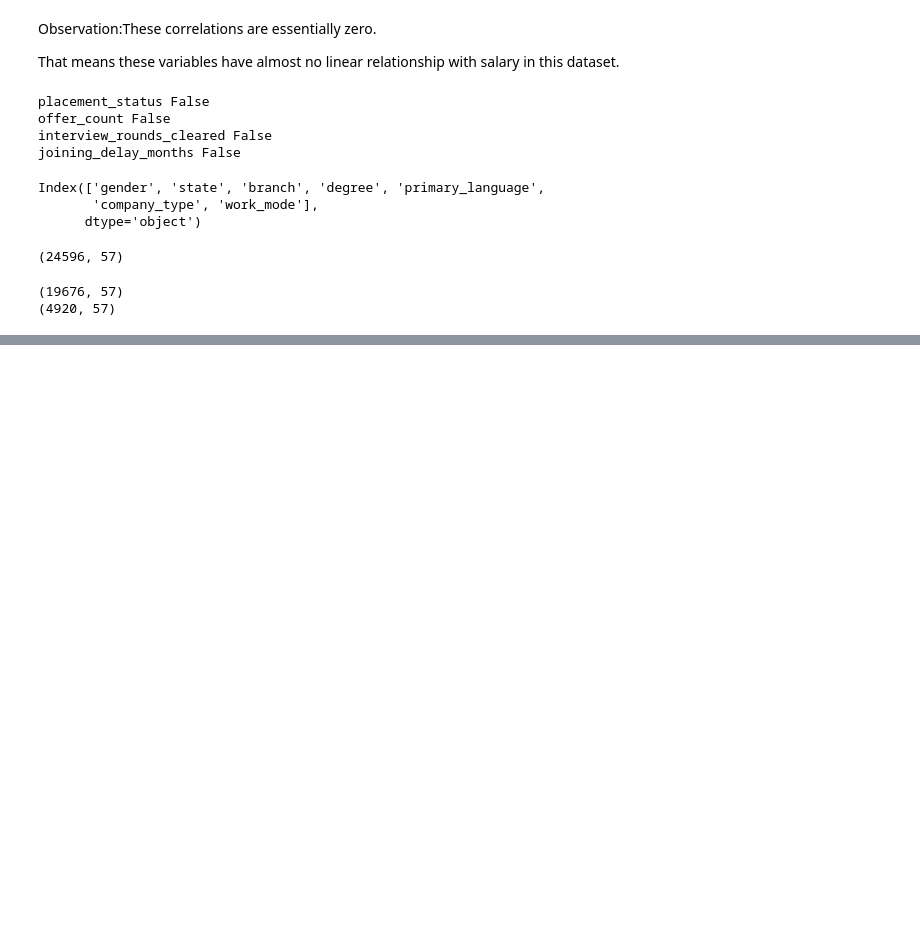
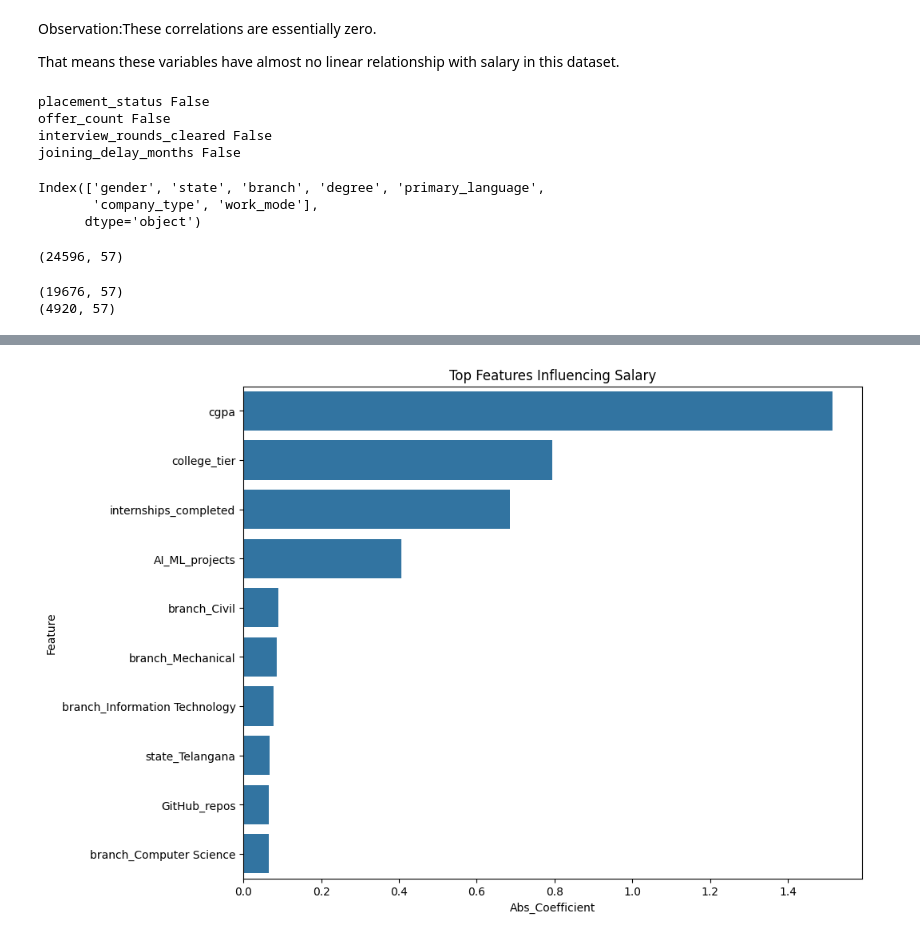
Before and after one commit to DasithiJayasinghe/Student-Career-Success-Analytics, a Jupyter notebook: notebooks/Salary_Prediction.ipynb, the cells around one changed output, grey strips where cells are left out. Cells and saved outputs as stored; diff of their text form; code cells hidden in the pictures; blank space fills up the shorter version.

```diff
--- a/notebooks/Salary_Prediction.ipynb
+++ b/notebooks/Salary_Prediction.ipynb
@@ -556,0 +567,9 @@ print(X_test.shape)
+# %%
+#Linear Regression
+from sklearn.linear_model import LinearRegression
+
+lr = LinearRegression()
+
+lr.fit(X_train, y_train)
+
+pred_lr = lr.predict(X_test)
@@ -556,0 +744,15 @@ print(X_test.shape)
+# %%
+#Feature Importance chart
+importance = pd.DataFrame({
+    'Feature': X.columns,
+    'Coefficient': lr.coef_
+})
+
+importance['Abs_Coefficient'] = importance['Coefficient'].abs()
+
+importance = importance.sort_values(
+    by='Abs_Coefficient',
+    ascending=False
+)
+
+importance.head(10)
@@ -556,0 +771,20 @@ print(X_test.shape)
+# %%
+fig = plt.figure(figsize=(10,8))
+
+sns.barplot(
+    data=importance.head(10),
+    x='Abs_Coefficient',
+    y='Feature'
+)
+
+plt.title('Top Features Influencing Salary')
+
+fig.savefig(
+    'feature_importance.png',
+    dpi=300,
+    bbox_inches='tight'
+)
+
+plt.show()
+# %% [output]
+[figure, added]
```
Also changed, not shown: parts of 12 cells of this notebook.
